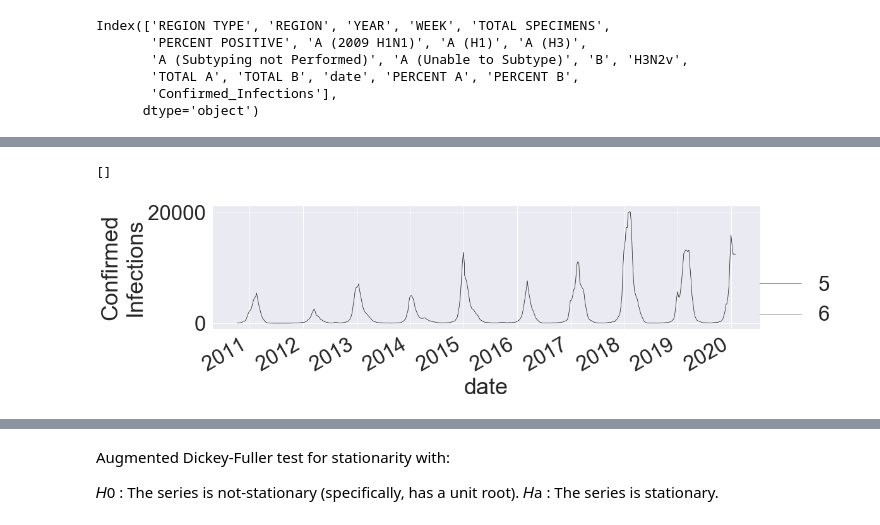
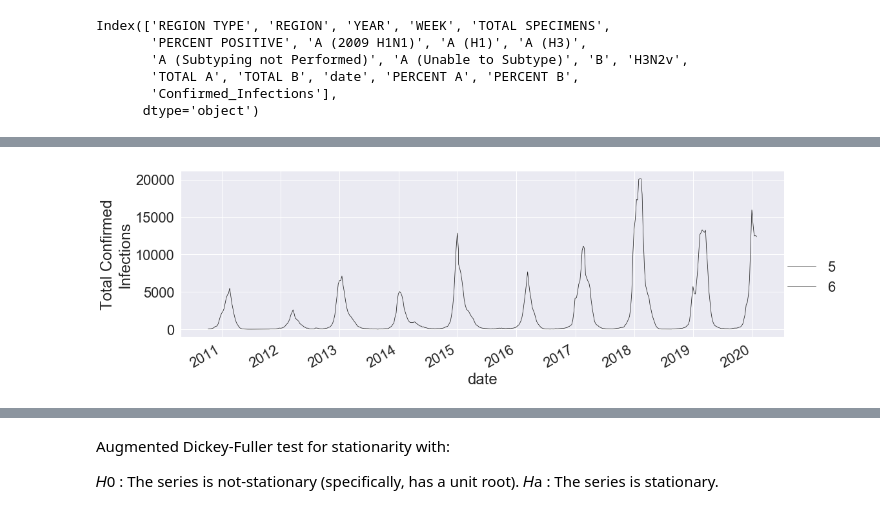
Before and after one commit to clayton-summitt/Influenza, a Jupyter notebook: CDC_Influenza_surveillance_by_state.ipynb, the cells around one changed output, grey strips where cells are left out. Saved outputs shown, nothing was run; the diff lists cells and outputs as text; code cells hidden in the pictures.

```diff
--- a/CDC_Influenza_surveillance_by_state.ipynb
+++ b/CDC_Influenza_surveillance_by_state.ipynb
@@ -188,14 +174,14 @@ plt.plot()
 # %%
-total_infections
 
-sns.set(font_scale=3)
+total_infections = total_infections.set_index(pd.DatetimeIndex(total_infections.date))
+sns.set(font_scale=2)
 g = sns.relplot(x="date", y="Confirmed_Infections",  kind="line", data=total_infections , size=6, aspect=3,
                 color ="k")
-g.set_ylabels("Confirmed\nInfections")
+g.set_ylabels("Total Confirmed\nInfections")
 #plt.ylabel("Confirmed\nInfections")
 g.fig.autofmt_xdate()
 
 plt.plot()
+plt.savefig("total US infections", bbox_inches = "tight")
 # %% [output]
-[]
-[figure, old version]
+[figure, new version]
```
Also changed, not shown: parts of 44 cells of this notebook.
